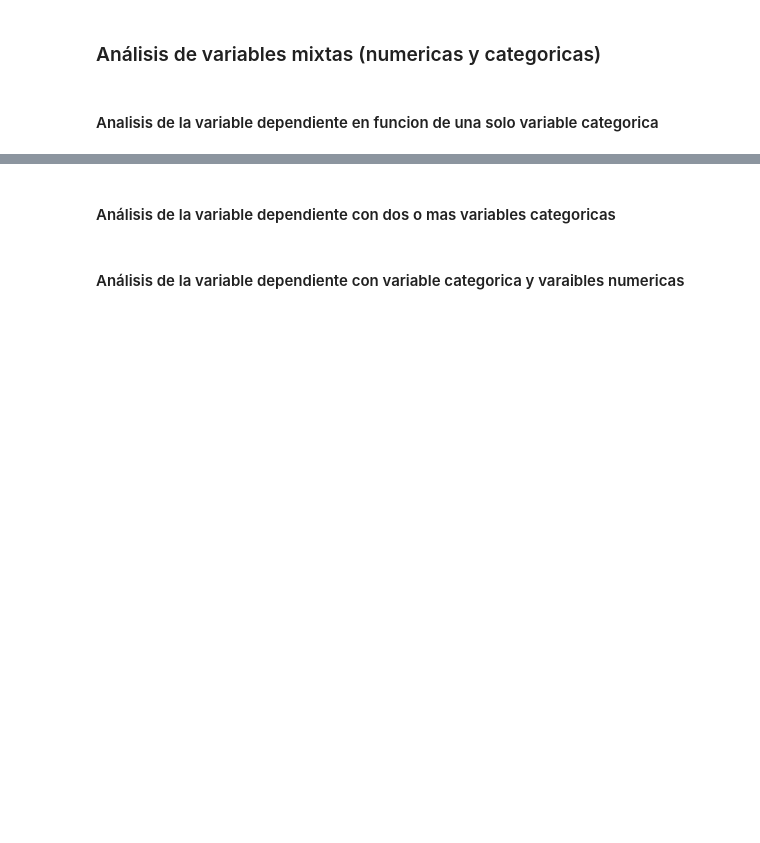
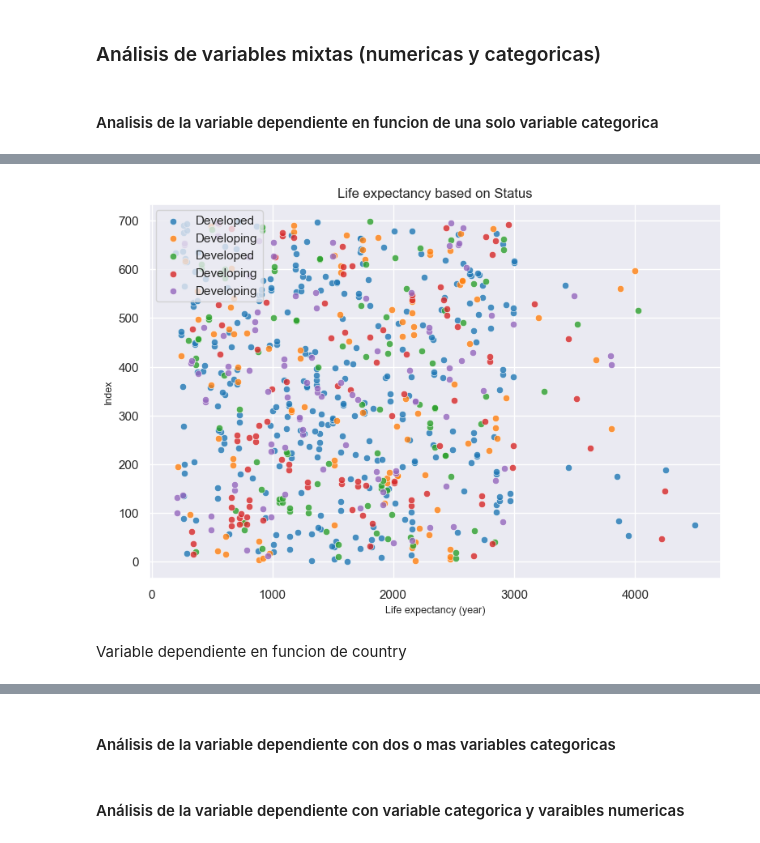
Before and after one commit to jluis-ml/Proyecto-Empresa-Finanzas, a Jupyter notebook: 3_EDA.ipynb, the cells around one changed output, grey strips where cells are left out. Drawn from its saved outputs; the diff is of its cells as text; code cells hidden in the pictures; blank space fills up the shorter version.

```diff
--- a/3_EDA.ipynb
+++ b/3_EDA.ipynb
@@ -486,0 +606,26 @@ plt.show()
+# %%
+plt.figure(figsize=(20, 6))
+government = data.loc[data["segment"]=="Government"].copy()
+midmarket = data.loc[data["segment"]=="Midmarket"].copy()
+channel = data.loc[data["segment"] == "Channel Partners"].copy()
+enterprise = data.loc[data["segment"] == "Enterprise"].copy()
+small_business = data.loc[data["segment"] == "Small Business"].copy()
+segments = ["Government", "Midmarket", "Channel Partners", "Enterprise", "Small Business"]
+
+# Histograma
+plt.subplot(1, 2, 1)
+sns.scatterplot(x=government["units_sold"], y=government.index, label="Developed", color=colors[0], alpha=0.8)
+sns.scatterplot(x=midmarket["units_sold"], y=midmarket.index, label="Developing", color=colors[1], alpha=0.8)
+sns.scatterplot(x=channel["units_sold"], y=channel.index, label="Developed", color=colors[2], alpha=0.8)
+sns.scatterplot(x=enterprise["units_sold"], y=enterprise.index, label="Developing", color=colors[3], alpha=0.8)
+sns.scatterplot(x=small_business["units_sold"], y=small_business.index, label="Developing", color=colors[4], alpha=0.8)
+plt.legend(loc="upper left")
+plt.ylabel("Index", fontsize=9)  # Cambié 'Density' a 'Index'
+plt.title("Life expectancy based on Status")
+plt.xlabel("Life expectancy (year)", fontsize=9)
+
+plt.show()
+# %% [output]
+[figure, added]
+# %% [markdown]
+Variable dependiente en funcion de country
```
Also changed, not shown: parts of 7 cells of this notebook.
